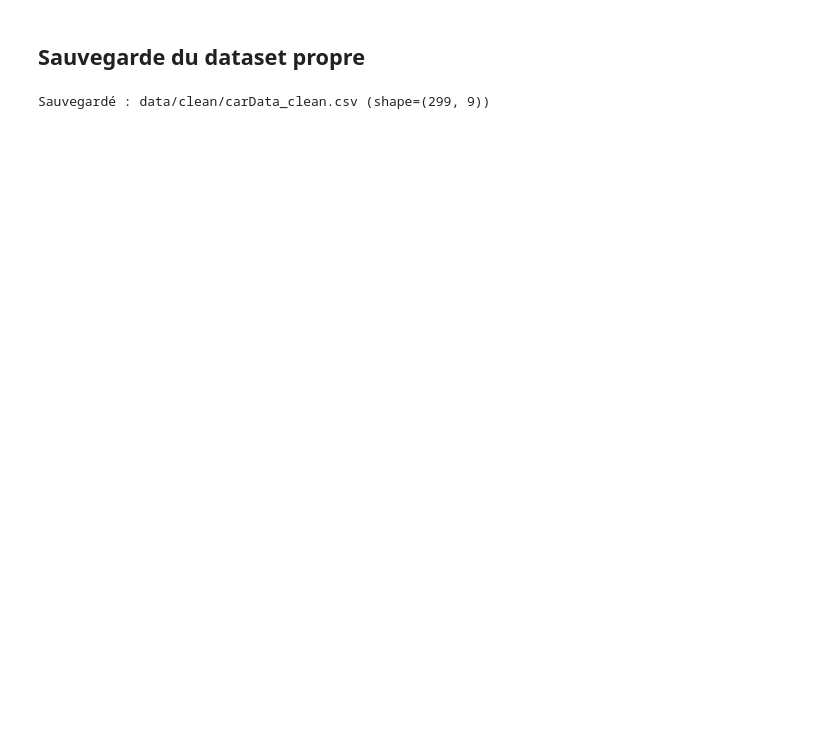
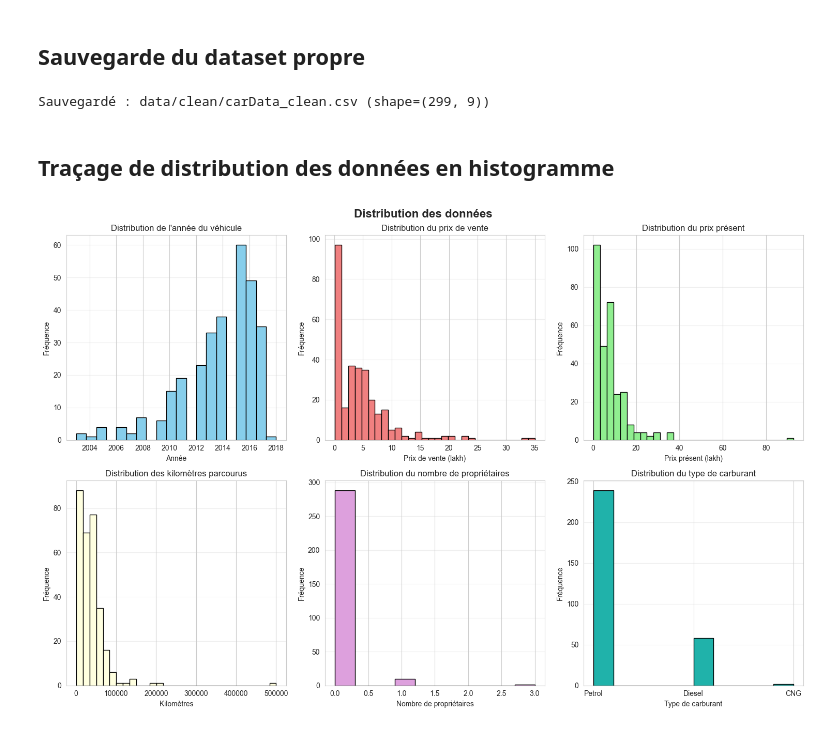
Before and after one commit to axel-achart/new-car, a Jupyter notebook: notebook.ipynb, the cells around one changed output. Cells and saved outputs as stored; diff of their text form; code cells hidden in the pictures; blank space fills up the shorter version.

```diff
--- a/notebook.ipynb
+++ b/notebook.ipynb
@@ -93,3 +99,60 @@ except Exception as e:
     print('Erreur lors de la sauvegarde :', e)
 # %% [output]
 Sauvegardé : data/clean/carData_clean.csv (shape=(299, 9))
+# %% [markdown]
+## Traçage de distribution des données en histogramme
+# %%
+# Charger les données nettoyées
+df_clean = pd.read_csv('data/clean/carData_clean.csv')
+
+# Créer une figure avec plusieurs emplacements pour les histogrammes
+fig, axes = plt.subplots(2, 3, figsize=(15, 10))
+fig.suptitle('Distribution des données', fontsize=16, fontweight='bold')
+
+# Histogramme 1: Année du véhicule
+axes[0, 0].hist(df_clean['Year'], bins=20, color='skyblue', edgecolor='black')
+axes[0, 0].set_title('Distribution de l\'année du véhicule')
+axes[0, 0].set_xlabel('Année')
+axes[0, 0].set_ylabel('Fréquence')
+axes[0, 0].grid(axis='y', alpha=0.3)
+
+# Histogramme 2: Prix de vente
+axes[0, 1].hist(df_clean['Selling_Price'], bins=30, color='lightcoral', edgecolor='black')
+axes[0, 1].set_title('Distribution du prix de vente')
+axes[0, 1].set_xlabel('Prix de vente (lakh)')
+axes[0, 1].set_ylabel('Fréquence')
+axes[0, 1].grid(axis='y', alpha=0.3)
+
+# Histogramme 3: Prix présent (usine)
+axes[0, 2].hist(df_clean['Present_Price'], bins=30, color='lightgreen', edgecolor='black')
+axes[0, 2].set_title('Distribution du prix présent')
+axes[0, 2].set_xlabel('Prix présent (lakh)')
+axes[0, 2].set_ylabel('Fréquence')
+axes[0, 2].grid(axis='y', alpha=0.3)
+
+# Histogramme 4: Kilomètres parcourus
+axes[1, 0].hist(df_clean['Kms_Driven'], bins=30, color='lightyellow', edgecolor='black')
+axes[1, 0].set_title('Distribution des kilomètres parcourus')
+axes[1, 0].set_xlabel('Kilomètres')
+axes[1, 0].set_ylabel('Fréquence')
+axes[1, 0].grid(axis='y', alpha=0.3)
+
+# Histogramme 5: Nombre de propriétaires
+axes[1, 1].hist(df_clean['Owner'], bins=10, color='plum', edgecolor='black')
+axes[1, 1].set_title('Distribution du nombre de propriétaires')
+axes[1, 1].set_xlabel('Nombre de propriétaires')
+axes[1, 1].set_ylabel('Fréquence')
+axes[1, 1].grid(axis='y', alpha=0.3)
+
+# Histogramme 6: Type de carburant
+axes[1, 2].hist(df_clean['Fuel_Type'], bins=10, color='lightseagreen', edgecolor='black')
+axes[1, 2].set_title('Distribution du type de carburant')
+axes[1, 2].set_xlabel('Type de carburant')
+axes[1, 2].set_ylabel('Fréquence')
+axes[1, 2].grid(axis='y', alpha=0.3)
+
+# Ajuster l'espacementdes sous-graphiques
+plt.tight_layout()
+plt.show()
+# %% [output]
+[figure, added]
```
Also changed, not shown: parts of 14 cells of this notebook.
